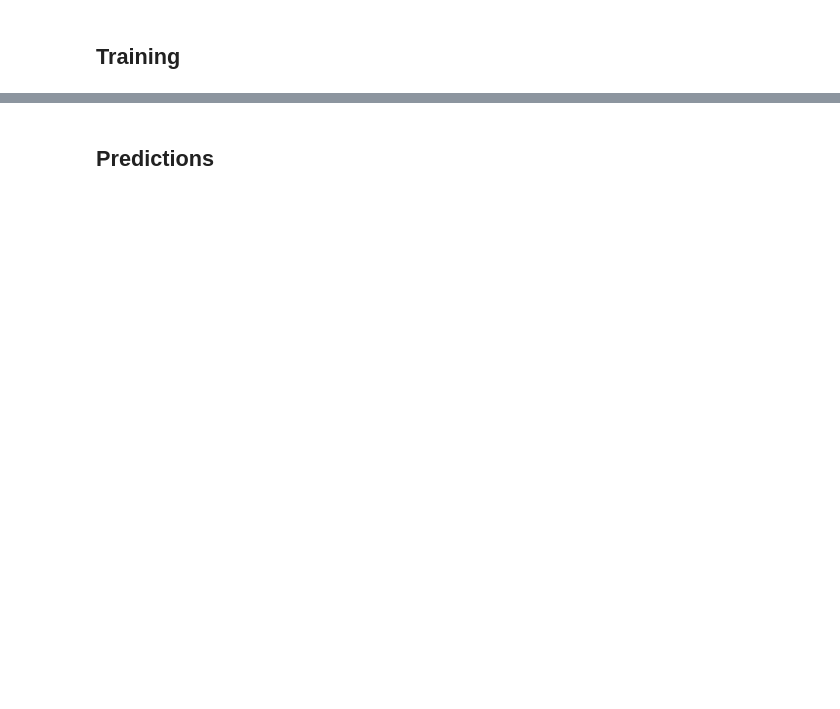
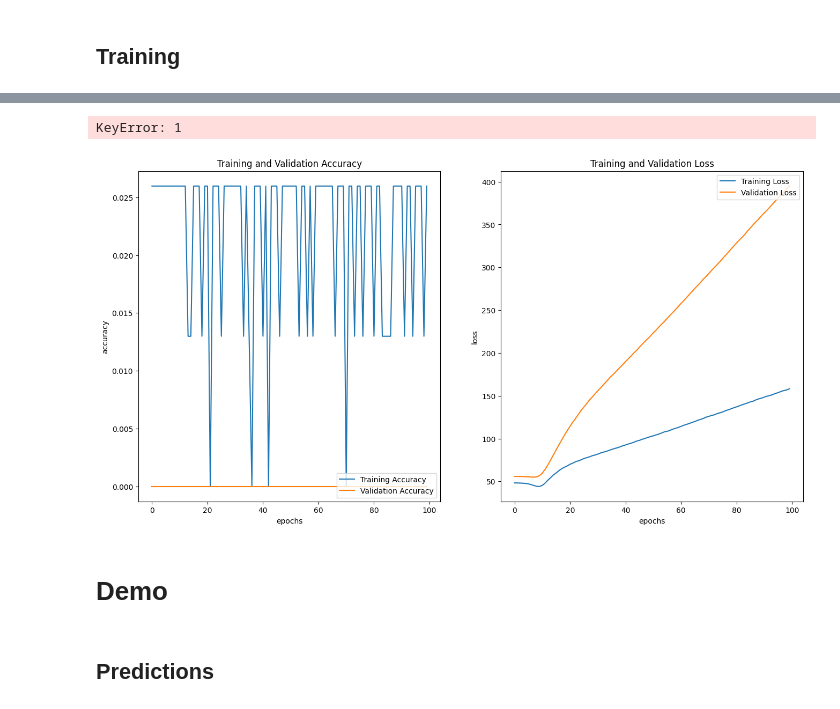
Before and after one commit to SudoStar/mental-health-chatbot, a Jupyter notebook: Mental_health_chatbot.ipynb, the cells around one changed output, grey strips where cells are left out. Saved outputs shown, nothing was run; the diff lists cells and outputs as text; code cells hidden in the pictures; blank space fills up the shorter version.

Commit message:
added model improvements

```diff
--- a/Mental_health_chatbot.ipynb
+++ b/Mental_health_chatbot.ipynb
@@ -386,3 +930,60 @@ plt.show()
+# %%
+n_epochs = 10
+clip = 1.0
+teacher_forcing_ratio = 0.5
+
+best_valid_loss = float("inf")
+
+for epoch in tqdm.tqdm(range(n_epochs)):
+    train_loss = train_fn(
+        model,
+        train_data_loader,
+        optimizer,
+        criterion,
+        clip,
+        teacher_forcing_ratio,
+        device,
+    )
+    valid_loss = evaluate_fn(
+        model,
+        test_data_loader,
+        criterion,
+        device,
+    )
+    if valid_loss < best_valid_loss:
+        best_valid_loss = valid_loss
+        torch.save(model.state_dict(), "tut1-model.pt")
+    print(f"\tTrain Loss: {train_loss:7.3f} | Train PPL: {np.exp(train_loss):7.3f}")
+    print(f"\tValid Loss: {valid_loss:7.3f} | Valid PPL: {np.exp(valid_loss):7.3f}")
+# %% [output]
+KeyError: 1
+# %%
+acc = history1.history['accuracy']
+val_acc = history1.history['val_accuracy']
+loss=history1.history['loss']
+val_loss=history1.history['val_loss']
+
+plt.figure(figsize=(16,8))
+plt.subplot(1, 2, 1)
+plt.plot(acc, label='Training Accuracy')
+plt.plot(val_acc, label='Validation Accuracy')
+plt.legend(loc='lower right')
+plt.title('Training and Validation Accuracy')
+plt.xlabel("epochs")
+plt.ylabel("accuracy")
+
+plt.subplot(1, 2, 2)
+plt.plot(loss, label='Training Loss')
+plt.plot(val_loss, label='Validation Loss')
+plt.legend(loc='upper right')
+plt.title('Training and Validation Loss')
+plt.xlabel("epochs")
+plt.ylabel("loss")
+plt.show()
+# %% [output]
+[figure, added]
+# %% [markdown]
+# Demo
 # %% [markdown]
 ## Predictions
 # %%
```
Also changed, not shown: parts of 123 cells of this notebook.
